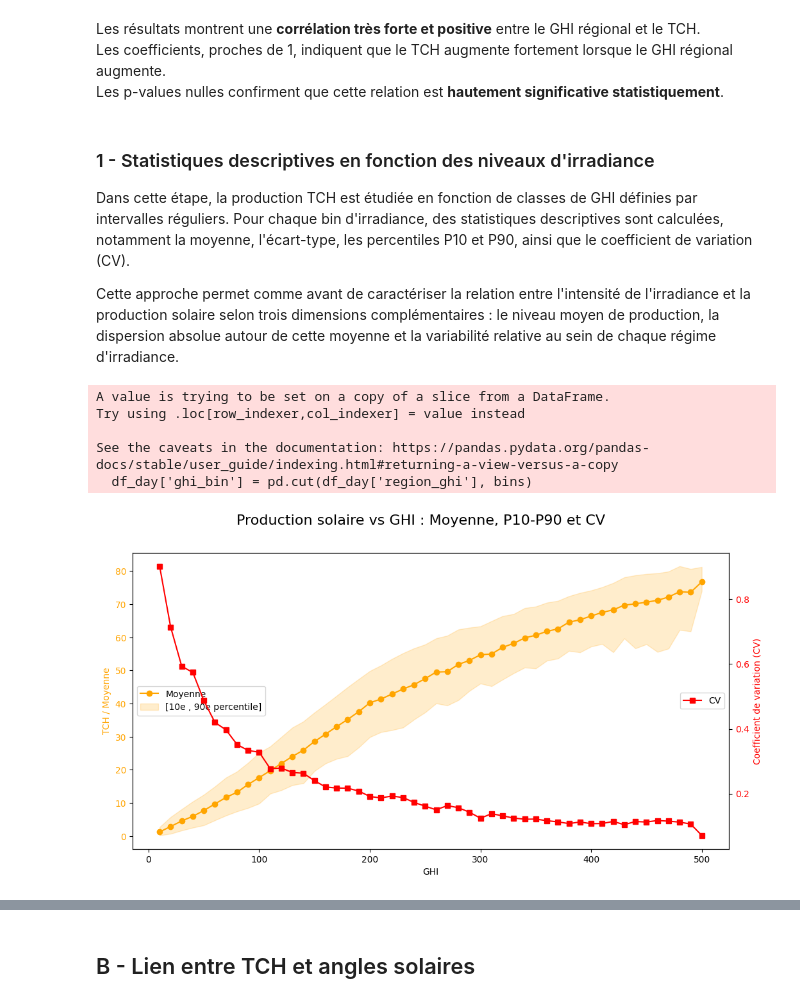
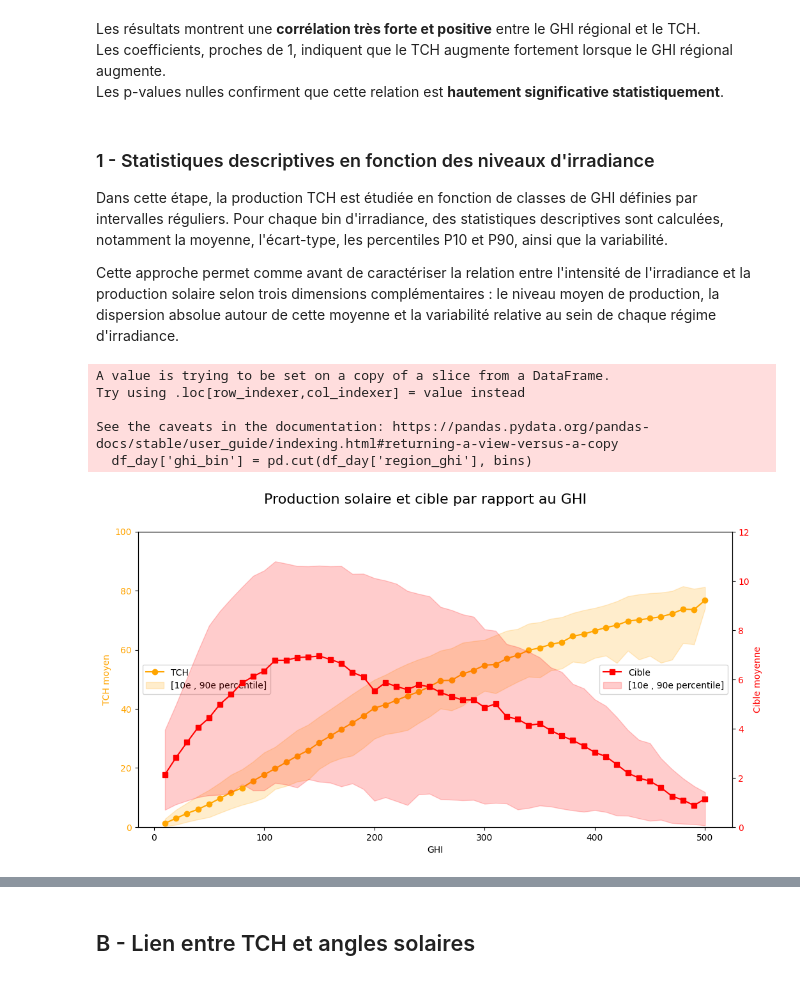
Before and after one commit to Math2935/aug25cds_variabilite, a Jupyter notebook: notebooks/03_Analyse_exploratoire/03_analyse_02_exploration_detaillee.ipynb, the cells around one changed output, grey strips where cells are left out. Cells and saved outputs as stored; diff of their text form; code cells hidden in the pictures.

```diff
--- a/notebooks/03_Analyse_exploratoire/03_analyse_02_exploration_detaillee.ipynb
+++ b/notebooks/03_Analyse_exploratoire/03_analyse_02_exploration_detaillee.ipynb
@@ -457,17 +430,0 @@ Ces saisons servent ensuite à :
-# %%
-# Fonction pour déterminer la saison
-def saison(row):
-    mois = row['month']
-    jour = row['day']
-
-    if (mois == 12 and jour >= 21) or (mois <= 2) or (mois == 3 and jour < 21):
-        return "Hiver"
-    elif (mois == 3 and jour >= 21) or (mois in [4,5]) or (mois == 6 and jour < 21):
-        return "Printemps"
-    elif (mois == 6 and jour >= 21) or (mois in [7,8]) or (mois == 9 and jour < 21):
-        return "Été"
-    else:
-        return "Automne"
-
-df_day['day'] = df_day.index.day
-df_day['saison'] = df_day.apply(saison, axis=1)
@@ -600,7 +467,7 @@ Les p-values nulles confirment que cette relation est **hautement significative
 # %% [markdown]
 ### 1 - Statistiques descriptives en fonction des niveaux d'irradiance
 
-Dans cette étape, la production TCH est étudiée en fonction de classes de GHI définies par intervalles réguliers. Pour chaque bin d'irradiance, des statistiques descriptives sont calculées, notamment la moyenne, l'écart-type, les percentiles P10 et P90, ainsi que le coefficient de variation (CV).
+Dans cette étape, la production TCH est étudiée en fonction de classes de GHI définies par intervalles réguliers. Pour chaque bin d'irradiance, des statistiques descriptives sont calculées, notamment la moyenne, l'écart-type, les percentiles P10 et P90, ainsi que la variabilité.
 
 Cette approche permet comme avant de caractériser la relation entre l'intensité de l'irradiance et la production solaire selon trois dimensions complémentaires : le niveau moyen de production, la dispersion absolue autour de cette moyenne et la variabilité relative au sein de chaque régime d'irradiance.
 # %%
@@ -609,50 +476,56 @@ bins = range(5, int(df_day['region_ghi'].max()) + 50, 10)
 df_day['ghi_bin'] = pd.cut(df_day['region_ghi'], bins)
 
 # Stats par bin
-ghi_stats = df_day.groupby('ghi_bin')['tch_solaire'].describe()
-ghi_stats['cv'] = ghi_stats['std'] / ghi_stats['mean']
+ghi_stats = df_day.groupby('ghi_bin')[['tch_solaire', 'target']].describe()
 
 # Percentiles P10 et P90
-ghi_stats['p10'] = df_day.groupby('ghi_bin')['tch_solaire'].quantile(0.10)
-ghi_stats['p90'] = df_day.groupby('ghi_bin')['tch_solaire'].quantile(0.90)
+ghi_stats['p10_tch'] = df_day.groupby('ghi_bin')['tch_solaire'].quantile(0.10)
+ghi_stats['p90_tch'] = df_day.groupby('ghi_bin')['tch_solaire'].quantile(0.90)
+ghi_stats['p10_target'] = df_day.groupby('ghi_bin')['target'].quantile(0.10)
+ghi_stats['p90_target'] = df_day.groupby('ghi_bin')['target'].quantile(0.90)
 
 # Convertir l'IntervalIndex en valeur numérique (milieu du bin)
 ghi_stats['GHI_mid'] = ghi_stats.index.map(lambda x: x.mid)
 
 # Variables pour le tracé
 ghi = ghi_stats['GHI_mid']
-mean = ghi_stats['mean']
-cv = ghi_stats['cv']
-p10 = ghi_stats['p10']
-p90 = ghi_stats['p90']
+mean_tch = ghi_stats['tch_solaire']['mean']
+mean_target = ghi_stats['target']['mean']
+p10_tch = ghi_stats['p10_tch']
+p90_tch = ghi_stats['p90_tch']
+p10_target = ghi_stats['p10_target']
+p90_target = ghi_stats['p90_target']
 
 # Tracé
 fig, ax1 = plt.subplots(figsize=(12, 6))
 
 # Courbe moyenne + bande P10-P90
-ax1.plot(ghi, mean, marker='o', color='orange', label='Moyenne')
-ax1.fill_between(ghi, p10, p90, color='orange', alpha=0.2, label='[10e , 90e percentile]')
+ax1.plot(ghi, mean_tch, marker='o', color='orange', label='TCH')
+ax1.fill_between(ghi, p10_tch, p90_tch, color='orange', alpha=0.2, label='[10e , 90e percentile]')
 ax1.set_xlabel('GHI')
-ax1.set_ylabel('TCH / Moyenne', color='orange')
+ax1.set_ylabel('TCH moyen', color='orange')
 ax1.tick_params(axis='y', labelcolor='orange')
+ax1.set_ylim(0, 100)
 
-# CV sur axe secondaire
+# Cible sur axe secondaire
 ax2 = ax1.twinx()
-ax2.plot(ghi, cv, marker='s', color='red', label='CV')
-ax2.set_ylabel('Coefficient de variation (CV)', color='red')
+ax2.plot(ghi, mean_target, marker='s', color='red', label='Cible')
+ax2.fill_between(ghi, p10_target, p90_target, color='red', alpha=0.2, label='[10e , 90e percentile]')
+ax2.set_ylabel('Cible moyenne', color='red')
 ax2.tick_params(axis='y', labelcolor='red')
+ax2.set_ylim(0, 12)
 
 # Titres et légendes
-fig.suptitle('Production solaire vs GHI : Moyenne, P10-P90 et CV', fontsize=16)
+fig.suptitle('Production solaire et cible par rapport au GHI', fontsize=16)
 ax1.legend(loc='center left')
 ax2.legend(loc='center right')
 
 plt.show()
 # %% [output]
 A value is trying to be set on a copy of a slice from a DataFrame.
 Try using .loc[row_indexer,col_indexer] = value instead
 
 See the caveats in the documentation: https://pandas.pydata.org/pandas-docs/stable/user_guide/indexing.html#returning-a-view-versus-a-copy
   df_day['ghi_bin'] = pd.cut(df_day['region_ghi'], bins)
-[figure, old version]
+[figure, new version]
 # %% [markdown]
```
Also changed, not shown: parts of 23 cells of this notebook, 5 other files.
